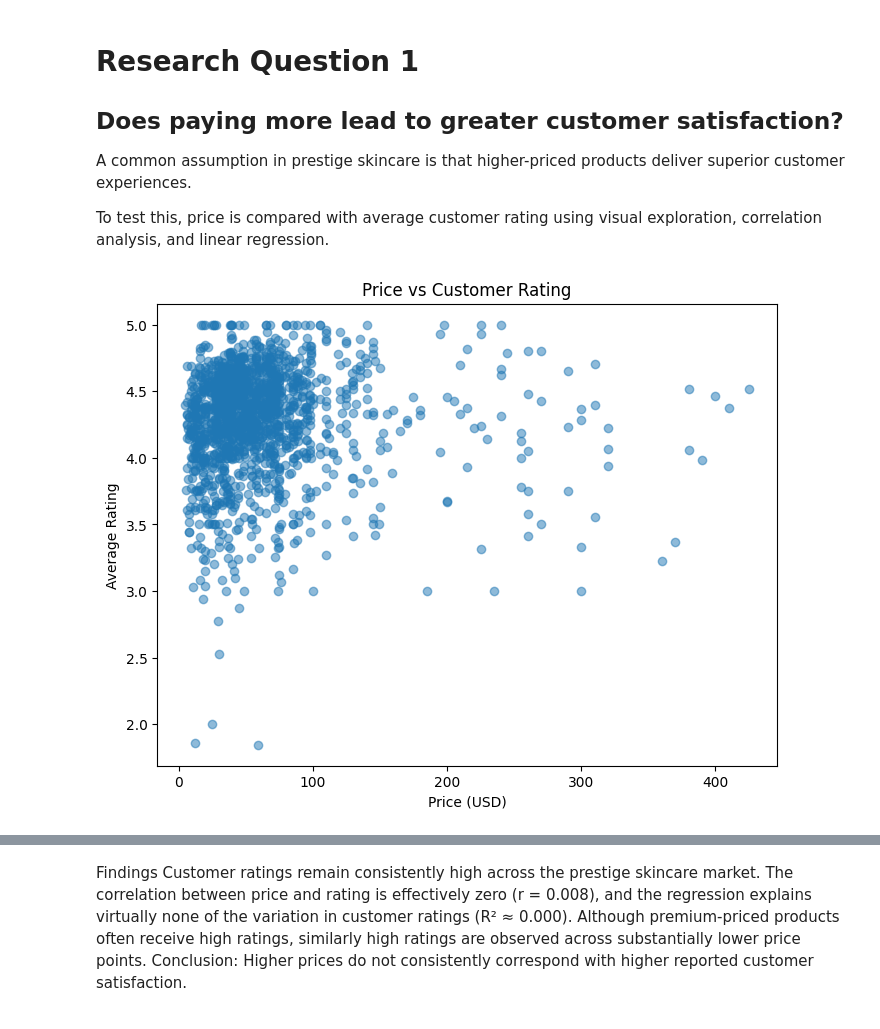
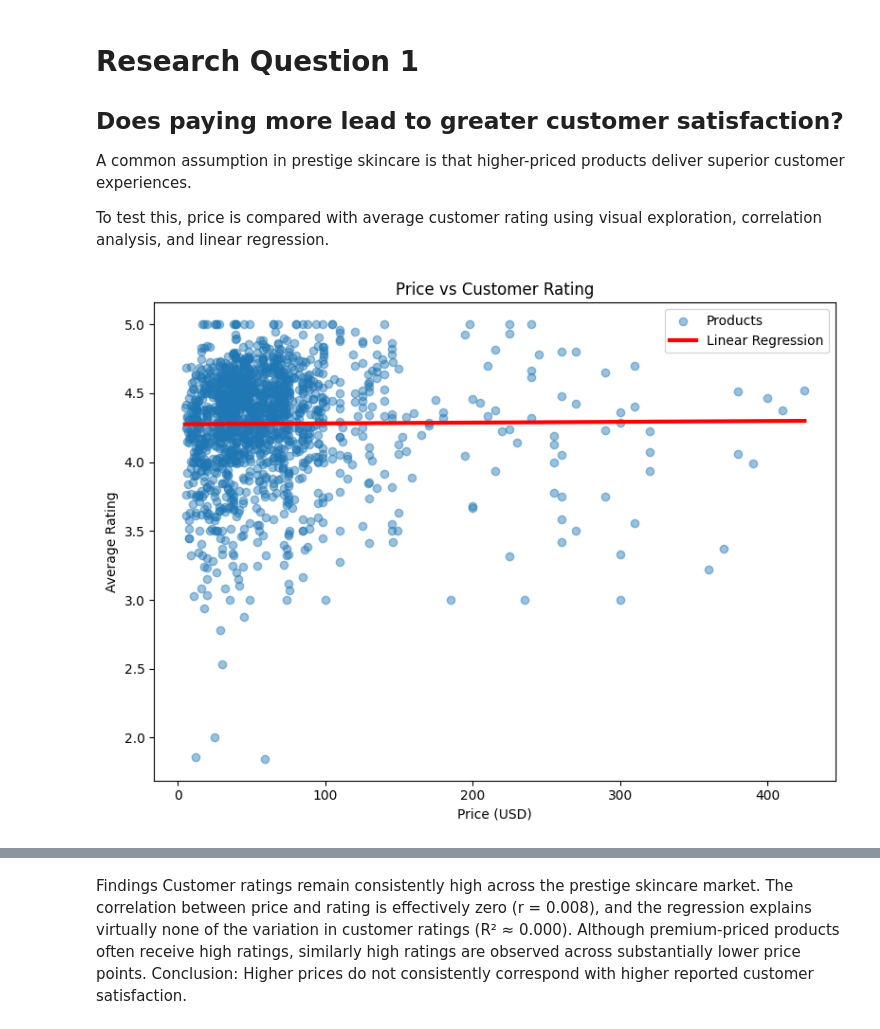
Before and after one commit to ellal8353/Plan-A, a Jupyter notebook: Sephora_Analysis_.ipynb, the cells around one changed output, grey strips where cells are left out. Saved outputs shown, nothing was run; the diff lists cells and outputs as text; code cells hidden in the pictures.

```diff
--- a/Sephora_Analysis_.ipynb
+++ b/Sephora_Analysis_.ipynb
@@ -257,22 +257,61 @@ Unlike ratings, Sephora Loves display considerable dispersion, suggesting that c
 A common assumption in prestige skincare is that higher-priced products deliver superior customer experiences.
 
 To test this, price is compared with average customer rating using visual exploration, correlation analysis, and linear regression.
-# %%
-plt.figure(figsize=(8,6))
-
-plt.scatter(
-    df["price_usd"],
-    df["rating"],
-    alpha=0.5
-)
-
-plt.title("Price vs Customer Rating")
-plt.xlabel("Price (USD)")
-plt.ylabel("Average Rating")
-
-plt.show()
-# %% [output]
-[figure, removed]
+# %%
+# Price vs Customer Rating with regression line
+
+import numpy as np
+import matplotlib.pyplot as plt
+import statsmodels.formula.api as smf
+
+# Prepare data
+price_rating = df[["price_usd", "rating"]].dropna()
+
+# Fit linear regression
+model_rating = smf.ols(
+    "rating ~ price_usd",
+    data=price_rating
+).fit()
+
+# Generate regression line
+x = np.linspace(
+    price_rating["price_usd"].min(),
+    price_rating["price_usd"].max(),
+    100
+)
+
+y = (
+    model_rating.params["Intercept"]
+    + model_rating.params["price_usd"] * x
+)
+
+# Plot
+plt.figure(figsize=(8,6))
+
+plt.scatter(
+    price_rating["price_usd"],
+    price_rating["rating"],
+    alpha=0.45,
+    label="Products"
+)
+
+plt.plot(
+    x,
+    y,
+    color="red",
+    linewidth=3,
+    label="Linear Regression"
+)
+
+plt.title("Price vs Customer Rating")
+plt.xlabel("Price (USD)")
+plt.ylabel("Average Rating")
+plt.legend()
+plt.tight_layout()
+
+plt.show()
+# %% [output]
+[figure, added]
 # %%
 from scipy.stats import pearsonr
 
```
Also changed, not shown: parts of 12 cells of this notebook.
